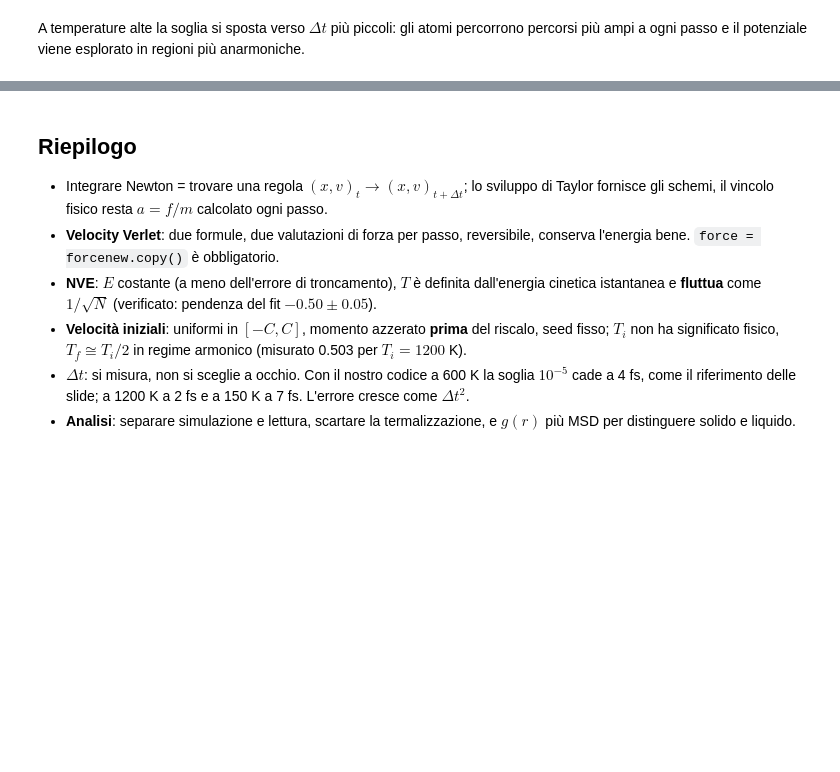
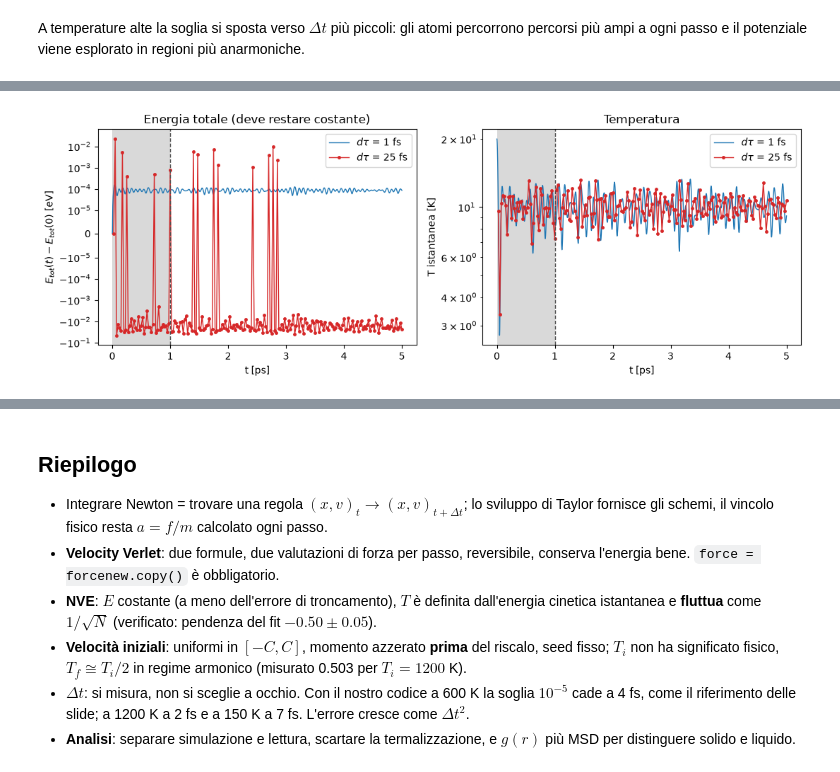
Before and after one commit to francescobellina/computational-course, a Jupyter notebook: notebooks/05_molecular_dynamics/equazioni_del_moto.ipynb, the cells around one changed output, grey strips where cells are left out. Drawn from its saved outputs; the diff is of its cells as text; code cells hidden in the pictures; blank space fills up the shorter version.

```diff
--- a/notebooks/05_molecular_dynamics/equazioni_del_moto.ipynb
+++ b/notebooks/05_molecular_dynamics/equazioni_del_moto.ipynb
@@ -1724,0 +1432,98 @@ esplorato in regioni più anarmoniche.
+# %%
+T_STAB = 20.0  # K, T cinetica iniziale assegnata (a equilibrio ~ la metà)
+DT_STAB_FS = (1.0, 25.0)
+T_TOT_PS = 5.0
+T_THERM_PS = 1.0
+
+
+def run_stability_check(dt_fs: float) -> dict:
+    """5 ps di NVE a passo dt_fs; scarta il primo ps e misura <T>, <E>, dE/<E>."""
+    dt = dt_fs * FS
+    nsteps = round(T_TOT_PS * 1e-12 / dt)
+    ntherm = round(T_THERM_PS * 1e-12 / dt)
+    with np.errstate(all="ignore"):
+        res = run_md(
+            pos,
+            assign_vel(NATOMS, MASS, T_STAB),
+            MASS,
+            sigma=SIGMA,
+            epsilon=EPSILON,
+            rc=RC,
+            box=BOX,
+            rprime=RPRIME,
+            dt=dt,
+            nsteps=nsteps,
+            sample_every=10**9,
+        )
+    etot, temp = res["etot"], res["T"]
+    finite = np.isfinite(etot)  # a passo troppo grande l'energia diverge
+    win_e, win_t = etot[ntherm:][finite[ntherm:]], temp[ntherm:][finite[ntherm:]]
+    return {
+        "dt_fs": dt_fs,
+        "nsteps": nsteps,
+        "ntherm": ntherm,
+        "t": res["time_ps"],
+        "etot": etot,
+        "T": temp,
+        "stable": bool(finite.all()),
+        "step_fail": int(np.argmin(finite)) + 1 if not finite.all() else 0,
+        "T_mean": float(win_t.mean()) if win_t.size > 2 else np.nan,
+        "E_mean": float(win_e.mean()) if win_e.size > 2 else np.nan,
+        "dE_rel": float(win_e.std() / abs(win_e.mean())) if win_e.size > 2 else np.nan,
+    }
+
+
+runs = [run_stability_check(d) for d in DT_STAB_FS]
+
+# bookkeeping: 5000 passi totali / 4000 in analisi a 1 fs, 100 / 80 a 50 fs.
+# Il conteggio si ricava dalle durate (niente numeri cablati) e si stampa.
+for r in runs:
+    n_win = r["nsteps"] - r["ntherm"]
+    print(
+        f"dt = {r['dt_fs']:2.0f} fs: {r['nsteps']:4d} passi totali, "
+        f"{r['ntherm']:4d} scartati, {n_win:4d} in analisi "
+        f"({n_win * r['dt_fs'] * 1e-3:.0f} ps)"
+    )
+assert all(
+    np.isclose((r["nsteps"] - r["ntherm"]) * r["dt_fs"] * 1e-3, T_TOT_PS - T_THERM_PS)
+    for r in runs
+)
+# 1 fs deve stare sotto il criterio dE/<E> < 1e-5
+assert runs[0]["dE_rel"] < 1e-5
+
+fig, axes = plt.subplots(1, 2, figsize=(11, 4))
+for r, (col, mk) in zip(runs, (("C0", ""), ("C3", "."))):
+    label = rf"$d\tau$ = {r['dt_fs']:.0f} fs"
+    axes[0].plot(
+        r["t"], r["etot"] - r["etot"][0], marker=mk, color=col, ms=5, lw=1, label=label
+    )
+    axes[1].plot(r["t"], r["T"], marker=mk, color=col, ms=5, lw=1, label=label)
+axes[0].set_yscale("symlog", linthresh=1e-5)  # 1 fs: rumore ~1e-5 eV; 50 fs: fuga
+axes[0].set_ylabel(r"$E_{tot}(t) - E_{tot}(0)$ [eV]")
+axes[0].set_title("Energia totale (deve restare costante)")
+axes[1].set_yscale("log")
+axes[1].set_ylabel("T istantanea [K]")
+axes[1].set_title("Temperatura")
+for ax in axes:
+    ax.axvspan(0.0, T_THERM_PS, color="0.85", lw=0)
+    ax.axvline(T_THERM_PS, color="0.3", ls="--", lw=1)
+    ax.set_xlabel("t [ps]")
+    ax.legend(loc="best")
+fig.tight_layout()
+fig.savefig(PROJECT_ROOT / "figures" / "md_dt_stabilita.png", dpi=150)
+plt.show()
+
+print(f"{'d tau [fs]':>10} {'<T> [K]':>9} {'<E_tot> [eV]':>14} {'dE/<E>':>10}")
+for r in runs:
+    if np.isnan(r["dE_rel"]):
+        print(
+            f"{r['dt_fs']:10.0f} {'-':>9} {'-':>14} {'-':>10}   "
+            f"divergente al passo {r['step_fail']} (t = {r['t'][r['step_fail'] - 1]:.2f} ps)"
+        )
+    else:
+        print(
+            f"{r['dt_fs']:10.0f} {r['T_mean']:9.2f} {r['E_mean']:14.3f} "
+            f"{r['dE_rel']:10.1e}"
+        )
+print(f"oscillazione di E a 1 fs: {runs[0]['etot'].std():.2e} eV")
+# %% [output]
@@ -1724,0 +1532 @@ esplorato in regioni più anarmoniche.
+[figure, added]
```
Also changed, not shown: parts of 26 cells of this notebook, 4 other files.
